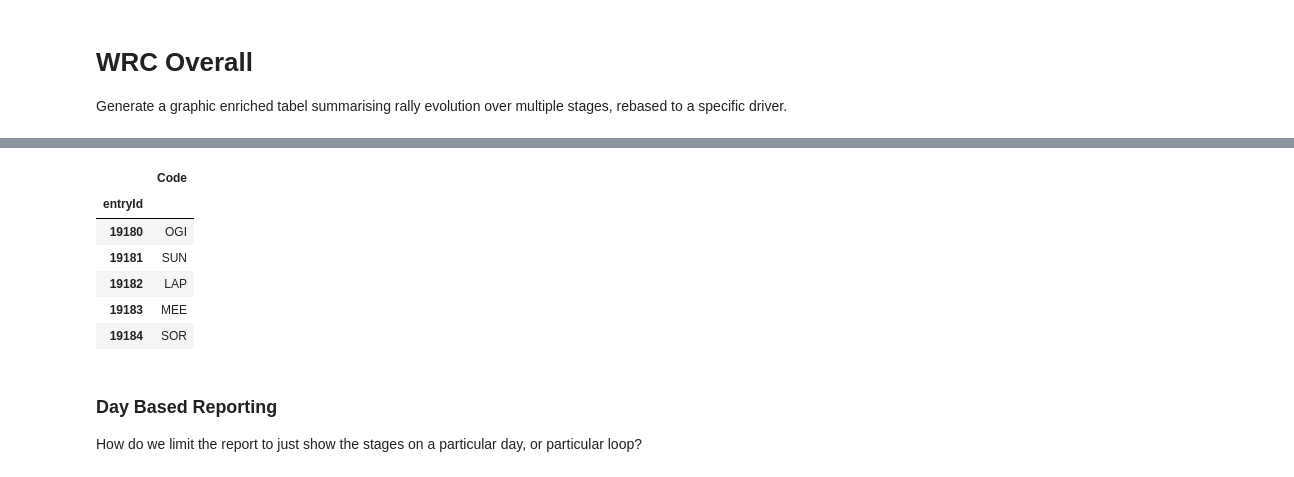
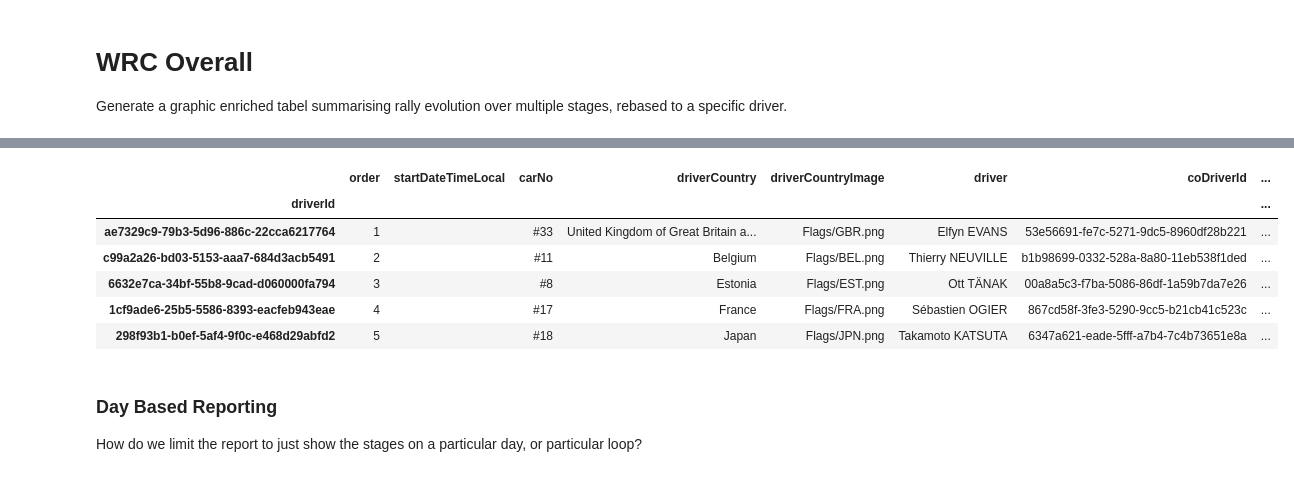
Before and after one commit to psychemedia/WRC_sketches, a Jupyter notebook: doodles/WRC Overall.ipynb, the cells around one changed output, grey strips where cells are left out. Drawn from its saved outputs; the diff is of its cells as text; code cells hidden in the pictures.

```diff
--- a/doodles/WRC Overall.ipynb
+++ b/doodles/WRC Overall.ipynb
@@ -24,10 +23,15 @@ from IPython.display import HTML
 import dakar_utils as dakar
 from dakar_utils import moveColumn, sparkline2, sparklineStep, moreStyleDriverSplitReportBaseDataframe
 # %%
+import sqlite3
+db2024='wrc_2024_archive_results.db'
 dbname2='mexico19.db'
 conn2 = sqlite3.connect(dbname2)
 
 c2 = conn2.cursor()
+
+conn3= sqlite3.connect(db2024)
+c3 = conn3.cursor()
 # %%
 from IPython.display import HTML
 # %%
@@ -37,16 +41,17 @@ def _rebaseTimes(times, bib=None):
 # %%
 REBASER=306
 # %%
-q= 'SELECT entryId, `driver.code` AS Code FROM startlists'
-codes = pd.read_sql(q,conn2).set_index('entryId')
+q= 'SELECT entryId, `driver.code` AS Code FROM startlist'
+q= 'SELECT * FROM startlist'
+codes = pd.read_sql(q,conn3).set_index('driverId')
 codes.head()
 # %% [output]
-|  | Code |
-| entryId |  |
-| 19180 | OGI |
-| 19181 | SUN |
-| 19182 | LAP |
-| 19183 | MEE |
-| 19184 | SOR |
+|  | order | startDateTimeLocal | carNo | driverCountry | driverCountryImage | driver | coDriverId | ... |
+| driverId |  |  |  |  |  |  |  | ... |
+| ae7329c9-79b3-5d96-886c-22cca6217764 | 1 |  | #33 | United Kingdom of Great Britain a... | Flags/GBR.png | Elfyn EVANS | 53e56691-fe7c-5271-9dc5-8960df28b221 | ... |
+| c99a2a26-bd03-5153-aaa7-684d3acb5491 | 2 |  | #11 | Belgium | Flags/BEL.png | Thierry NEUVILLE | b1b98699-0332-528a-8a80-11eb538f1ded | ... |
+| 6632e7ca-34bf-55b8-9cad-d060000fa794 | 3 |  | #8 | Estonia | Flags/EST.png | Ott TÄNAK | 00a8a5c3-f7ba-5086-86df-1a59b7da7e26 | ... |
+| 1cf9ade6-25b5-5586-8393-eacfeb943eae | 4 |  | #17 | France | Flags/FRA.png | Sébastien OGIER | 867cd58f-3fe3-5290-9cc5-b21cb41c523c | ... |
+| 298f93b1-b0ef-5af4-9f0c-e468d29abfd2 | 5 |  | #18 | Japan | Flags/JPN.png | Takamoto KATSUTA | 6347a621-eade-5fff-a7b4-7c4b73651e8a | ... |
 # %%
 #For WRC
```
Also changed, not shown: parts of 3 cells of this notebook, 12 other files.
